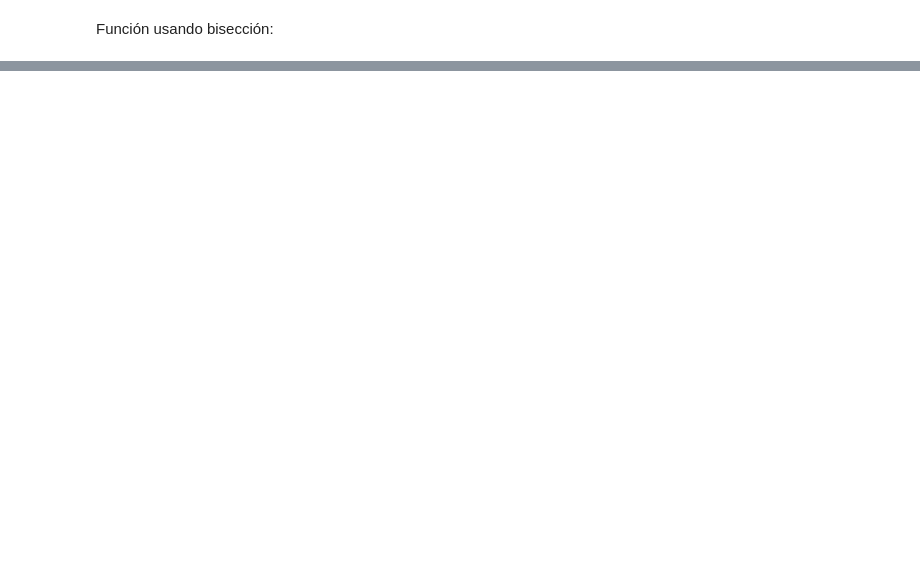
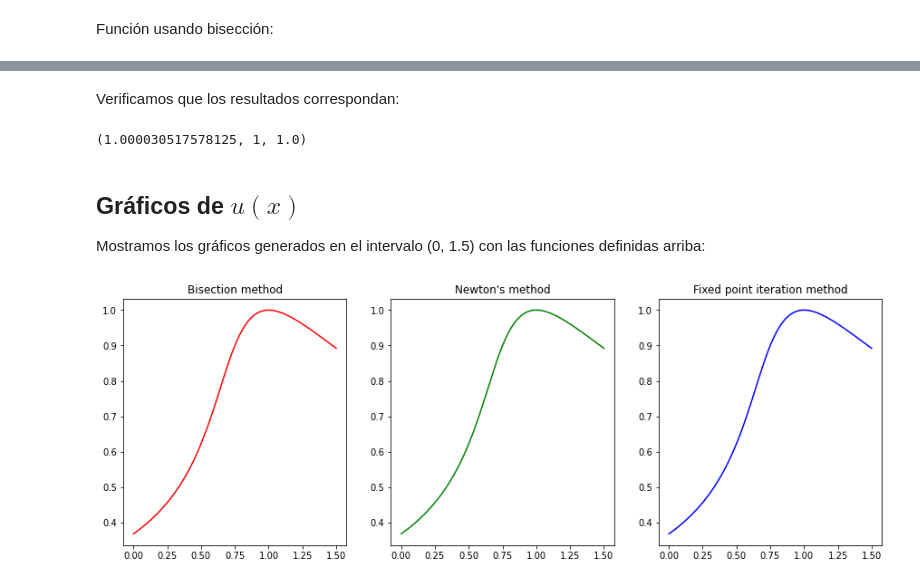
Before and after one commit to rusito-23/anfamaf2020, a Jupyter notebook: Labs/Lab 2/Lab 02.ipynb, the cells around one changed output, grey strips where cells are left out. Drawn from its saved outputs; the diff is of its cells as text; code cells hidden in the pictures; blank space fills up the shorter version.

```diff
--- a/Labs/Lab 2/Lab 02.ipynb
+++ b/Labs/Lab 2/Lab 02.ipynb
@@ -437,0 +470,55 @@ def uipf(x):
+# %%
+def uipf(x):
+
+    # definimos f(y) en función del x dado
+    def f(y):
+        return y - np.exp(-pow((1 - x*y), 2))
+
+    # función de iteración
+    def g(y):
+        return y - f(y)
+
+    # definimos parámetros
+    err = np.exp(-10)
+    mit = 100
+
+    return  ripf(g, x, err, mit)[-1]
+# %% [markdown]
+Verificamos que los resultados correspondan:
+# %%
+ubisec(1), unewton(1), uipf(1)
+# %% [output]
+(1.000030517578125, 1, 1.0)
+# %% [markdown]
+## Gráficos de $ u(x) $
+
+Mostramos los gráficos generados en el intervalo (0, 1.5) con las funciones definidas arriba:
+# %%
+import numpy as np
+import matplotlib.pyplot as plt
+
+
+# buscamos los x del intervalo
+I = (0, 1.5)
+X = np.linspace(*I, 1000)
+
+# definimos las imágenes de cada función
+U_bisec = [ubisec(x) for x in X]
+U_newton = [unewton(x) for x in X]
+U_ipf = [uipf(x) for x in X]
+
+# mostramos los gráficos
+fig, ax = plt.subplots(1, 3, figsize=(15, 5))
+
+ax[0].plot(X, U_bisec, color='red')
+ax[0].set_title('Bisection method')
+
+ax[1].plot(X, U_newton, color='green')
+ax[1].set_title('Newton\'s method')
+
+ax[2].plot(X, U_ipf, color='blue')
+ax[2].set_title('Fixed point iteration method')
+
+plt.show()
+# %% [output]
+[figure, added]
```
Also changed, not shown: parts of 12 cells of this notebook.
